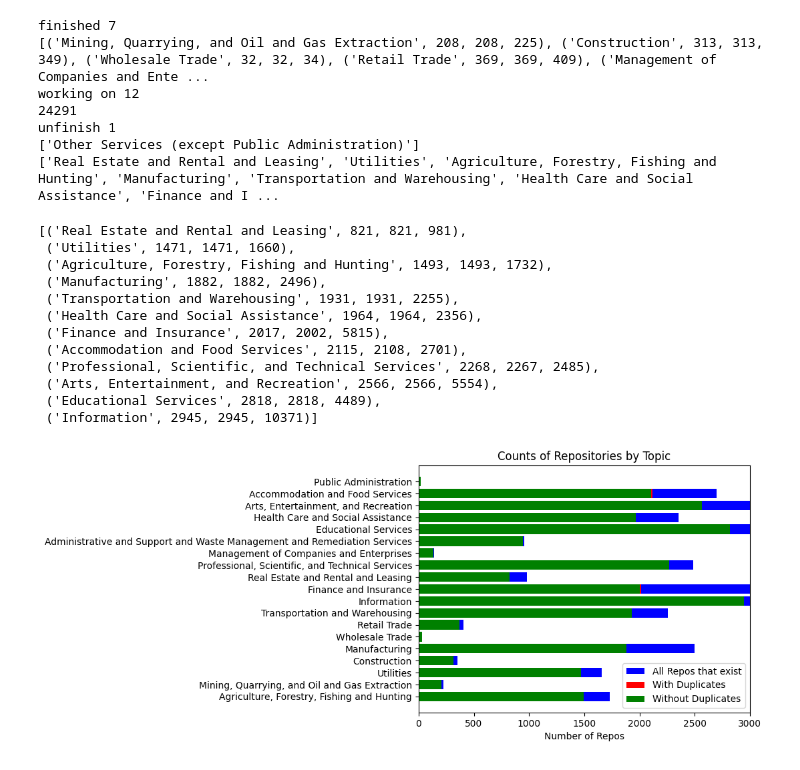
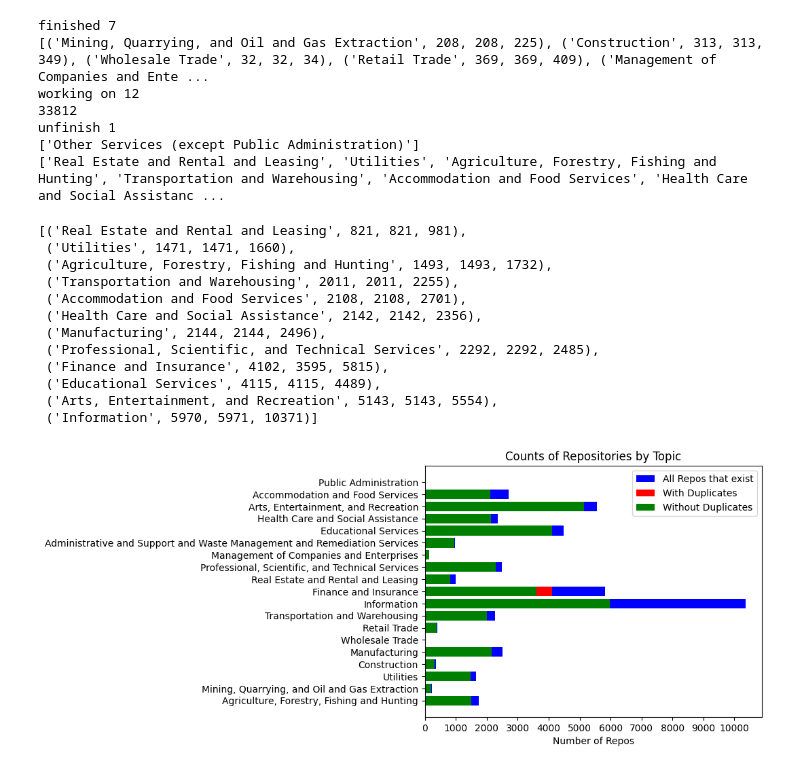
Before and after one commit to JayYeung/github-data-extraction, a Jupyter notebook: tester.ipynb, the cells around one changed output. Drawn from its saved outputs; the diff is of its cells as text; code cells hidden in the pictures.

```diff
--- a/tester.ipynb
+++ b/tester.ipynb
@@ -40,55 +40,55 @@ print(sum([x[1] for x in working_on]))
 print(f'unfinish {len(unfinish)}')
 print(unfinish)
 
-print([i[0] for i in working_on][:15])
+print([i[0] for i in working_on])
 working_on
 # %% [output]
 finished 7
 [('Mining, Quarrying, and Oil and Gas Extraction', 208, 208, 225), ('Construction', 313, 313, 349), ('Wholesale Trade', 32, 32, 34), ('Retail Trade', 369, 369, 409), ('Management of Companies and Ente ...
 working on 12
-24291
+33812
 unfinish 1
 ['Other Services (except Public Administration)']
-['Real Estate and Rental and Leasing', 'Utilities', 'Agriculture, Forestry, Fishing and Hunting', 'Manufacturing', 'Transportation and Warehousing', 'Health Care and Social Assistance', 'Finance and I ...
+['Real Estate and Rental and Leasing', 'Utilities', 'Agriculture, Forestry, Fishing and Hunting', 'Transportation and Warehousing', 'Accommodation and Food Services', 'Health Care and Social Assistanc ...
 [('Real Estate and Rental and Leasing', 821, 821, 981),
  ('Utilities', 1471, 1471, 1660),
  ('Agriculture, Forestry, Fishing and Hunting', 1493, 1493, 1732),
- ('Manufacturing', 1882, 1882, 2496),
- ('Transportation and Warehousing', 1931, 1931, 2255),
- ('Health Care and Social Assistance', 1964, 1964, 2356),
- ('Finance and Insurance', 2017, 2002, 5815),
- ('Accommodation and Food Services', 2115, 2108, 2701),
- ('Professional, Scientific, and Technical Services', 2268, 2267, 2485),
- ('Arts, Entertainment, and Recreation', 2566, 2566, 5554),
- ('Educational Services', 2818, 2818, 4489),
- ('Information', 2945, 2945, 10371)]
+ ('Transportation and Warehousing', 2011, 2011, 2255),
+ ('Accommodation and Food Services', 2108, 2108, 2701),
+ ('Health Care and Social Assistance', 2142, 2142, 2356),
+ ('Manufacturing', 2144, 2144, 2496),
+ ('Professional, Scientific, and Technical Services', 2292, 2292, 2485),
+ ('Finance and Insurance', 4102, 3595, 5815),
+ ('Educational Services', 4115, 4115, 4489),
+ ('Arts, Entertainment, and Recreation', 5143, 5143, 5554),
+ ('Information', 5970, 5971, 10371)]
 # %%
 import matplotlib.pyplot as plt
 import numpy as np
 
 labels = [x[0] for x in all_work]
 with_duplicates = [x[1] for x in all_work]
 without_duplicates = [x[2] for x in all_work]
 all_repos = [x[3] for x in all_work]
 
 ind = np.arange(len(labels))
 fig, ax = plt.subplots()
 
 p3 = plt.barh(ind, all_repos, color='blue', label='All Repos that exist')
 p1 = plt.barh(ind, with_duplicates, color='red', label='With Duplicates')
 p2 = plt.barh(ind, without_duplicates, color='green', label='Without Duplicates')
 
 # Describe the data
 ax.set_xlabel('Number of Repos')
 ax.set_title('Counts of Repositories by Topic')
 plt.yticks(ind, labels)
-plt.xticks(np.arange(0, max(all_repos) + 1, 500))
-plt.xlim(0, 3000)
+plt.xticks(np.arange(0, max(all_repos) + 1, 1000))
+# plt.xlim(0, 4000)
 plt.legend()
 
 plt.show()
 # %% [output]
-[figure, old version]
+[figure, new version]
 # %%
 import pandas as pd
 import os
```
Also changed, not shown: parts of 1 cell of this notebook, 20 other files.
